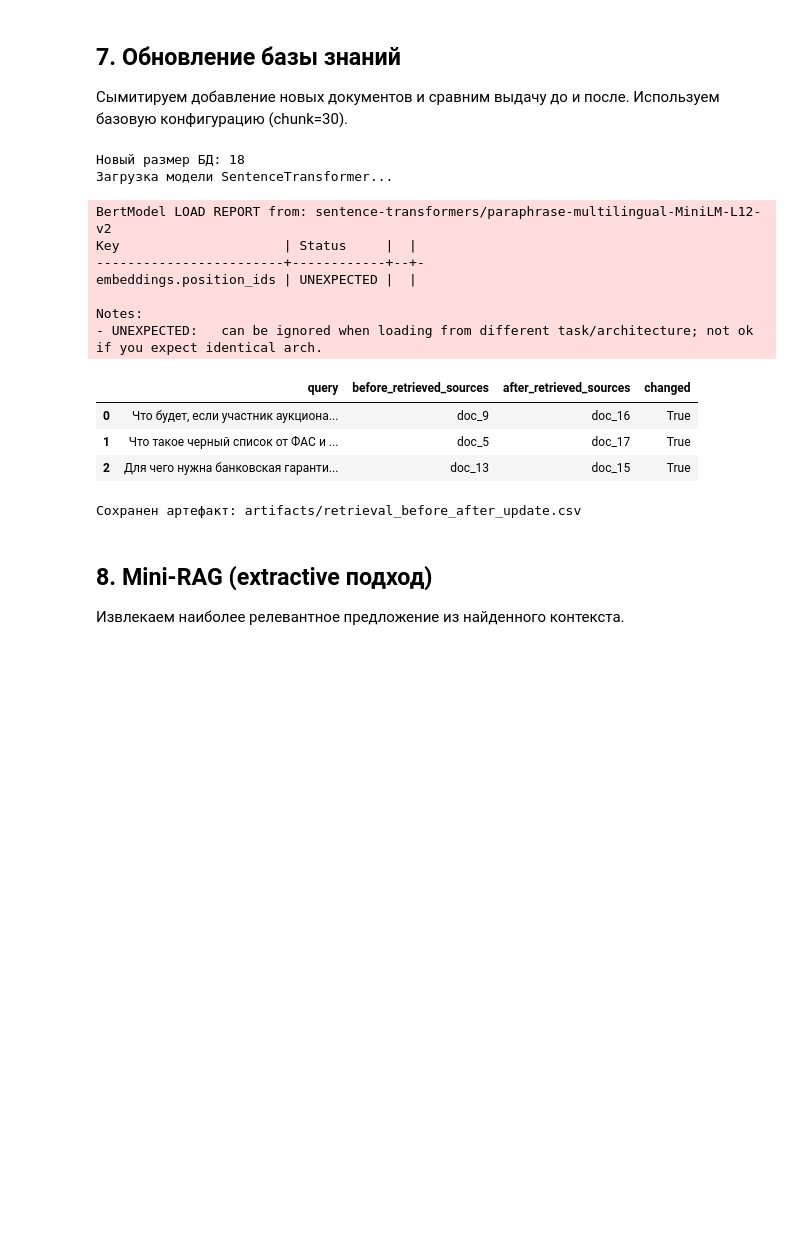
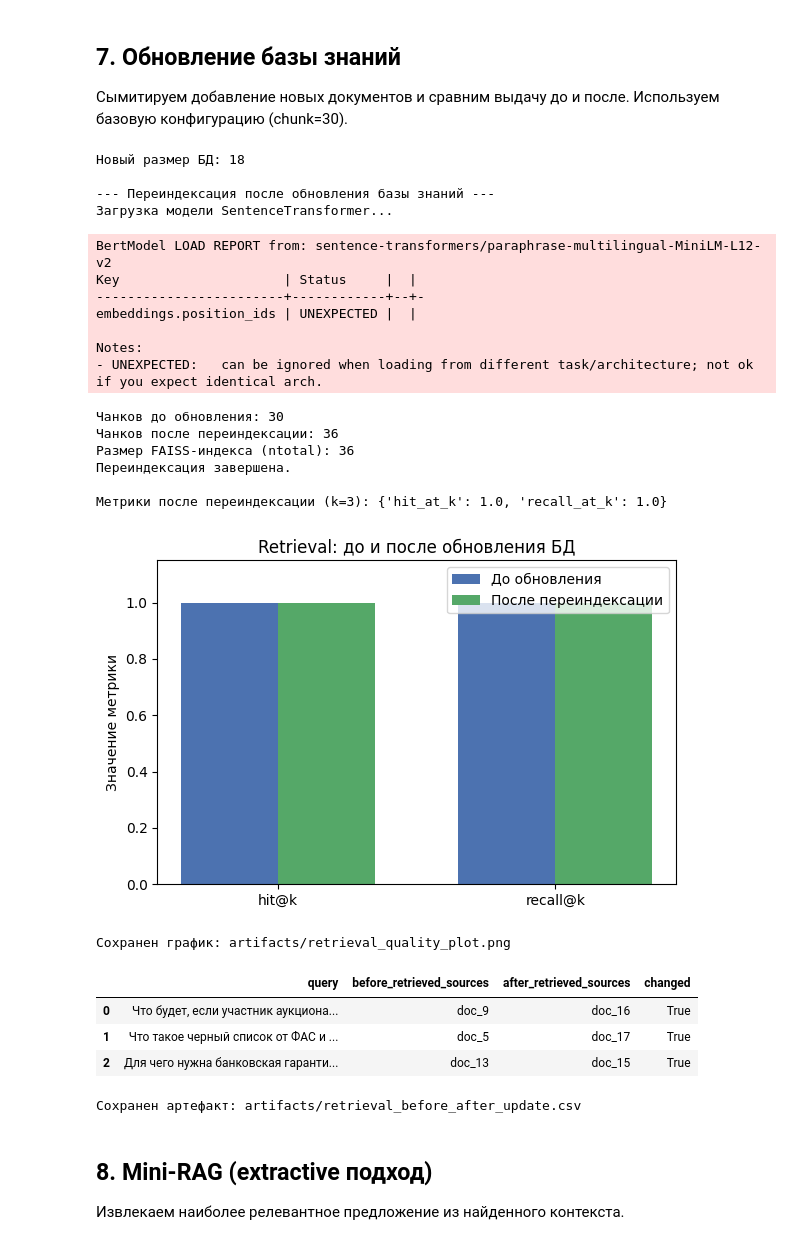
Before and after one commit to SeyYestyq/seyyestyq-aie-student-damir, a Jupyter notebook: homeworks/HW14/HW14.ipynb, the cells around one changed output. Saved outputs shown, nothing was run; the diff lists cells and outputs as text; code cells hidden in the pictures; blank space fills up the shorter version.

```diff
--- a/homeworks/HW14/HW14.ipynb
+++ b/homeworks/HW14/HW14.ipynb
@@ -370,8 +371,42 @@ new_documents_batch = [
 updated_kb = base_documents + new_documents_batch
 print(f"Новый размер БД: {len(updated_kb)}")
 
+# Переиндексация: пересчитываем чанки, эмбеддинги и FAISS-индекс для обновленной БД
+print("\n--- Переиндексация после обновления базы знаний ---")
 artifacts_updated = build_retriever(updated_kb, chunk_size=30, overlap=10)
+print(f"Чанков до обновления: {len(artifacts_base.chunks)}")
+print(f"Чанков после переиндексации: {len(artifacts_updated.chunks)}")
+print(f"Размер FAISS-индекса (ntotal): {artifacts_updated.index.ntotal}")
+print("Переиндексация завершена.\n")
 
+# Повторная оценка retrieval на контрольных запросах после переиндексации
+df_eval_updated, metrics_updated = evaluate_retrieval(
+    updated_kb, control_queries, top_k=3, ret_artifacts=artifacts_updated
+)
+print(f"Метрики после переиндексации (k=3): {metrics_updated}")
+
+# Визуализация сравнения метрик до и после обновления
+labels = ["hit@k", "recall@k"]
+before_vals = [metrics_base["hit_at_k"], metrics_base["recall_at_k"]]
+after_vals = [metrics_updated["hit_at_k"], metrics_updated["recall_at_k"]]
+
+x = np.arange(len(labels))
+width = 0.35
+fig, ax = plt.subplots(figsize=(6, 4))
+ax.bar(x - width/2, before_vals, width, label="До обновления", color="#4C72B0")
+ax.bar(x + width/2, after_vals, width, label="После переиндексации", color="#55A868")
+ax.set_ylabel("Значение метрики")
+ax.set_title("Retrieval: до и после обновления БД")
+ax.set_xticks(x)
+ax.set_xticklabels(labels)
+ax.set_ylim(0, 1.15)
+ax.legend()
+plt.tight_layout()
+plt.savefig("artifacts/retrieval_quality_plot.png", dpi=150)
+plt.show()
+print("Сохранен график: artifacts/retrieval_quality_plot.png")
+
+# Сравнение выдачи до и после обновления
 update_queries = [
     "Что будет, если участник аукциона уронит цену больше чем на 25 процентов?",
     "Что такое черный список от ФАС и как туда попадают?",
@@ -380,38 +415,48 @@ update_queries = [
 
 comparison = []
 for q in update_queries:
     res_before = retrieve(q, artifacts_base, top_k=1)
     res_after = retrieve(q, artifacts_updated, top_k=1)
 
     doc_before = res_before[0]['doc_id'] if res_before else ""
     doc_after = res_after[0]['doc_id'] if res_after else ""
 
     comparison.append({
         "query": q,
         "before_retrieved_sources": doc_before,
         "after_retrieved_sources": doc_after,
         "changed": doc_before != doc_after
     })
 
 df_update = pd.DataFrame(comparison)
 display(df_update)
 df_update.to_csv("artifacts/retrieval_before_after_update.csv", index=False)
 print("Сохранен артефакт: artifacts/retrieval_before_after_update.csv")
 # %% [output]
 Новый размер БД: 18
+
+--- Переиндексация после обновления базы знаний ---
 Загрузка модели SentenceTransformer...
 BertModel LOAD REPORT from: sentence-transformers/paraphrase-multilingual-MiniLM-L12-v2
 Key                     | Status     |  |
 ------------------------+------------+--+-
 embeddings.position_ids | UNEXPECTED |  |
 
 Notes:
 - UNEXPECTED:   can be ignored when loading from different task/architecture; not ok if you expect identical arch.
+Чанков до обновления: 30
+Чанков после переиндексации: 36
+Размер FAISS-индекса (ntotal): 36
+Переиндексация завершена.
+
+Метрики после переиндексации (k=3): {'hit_at_k': 1.0, 'recall_at_k': 1.0}
+[figure, added]
+Сохранен график: artifacts/retrieval_quality_plot.png
 |  | query | before_retrieved_sources | after_retrieved_sources | changed |
 | 0 | Что будет, если участник аукциона... | doc_9 | doc_16 | True |
 | 1 | Что такое черный список от ФАС и ... | doc_5 | doc_17 | True |
 | 2 | Для чего нужна банковская гаранти... | doc_13 | doc_15 | True |
-Сохранен артефакт: artifacts/retrieval_before_after_update.csv
+Сохранен артефакт: artifacts/retrieval_before_after_update.csv
 # %% [markdown]
 ## 8. Mini-RAG (extractive подход)
 Извлекаем наиболее релевантное предложение из найденного контекста.
```
Also changed, not shown: parts of 1 cell of this notebook, 2 other files.
